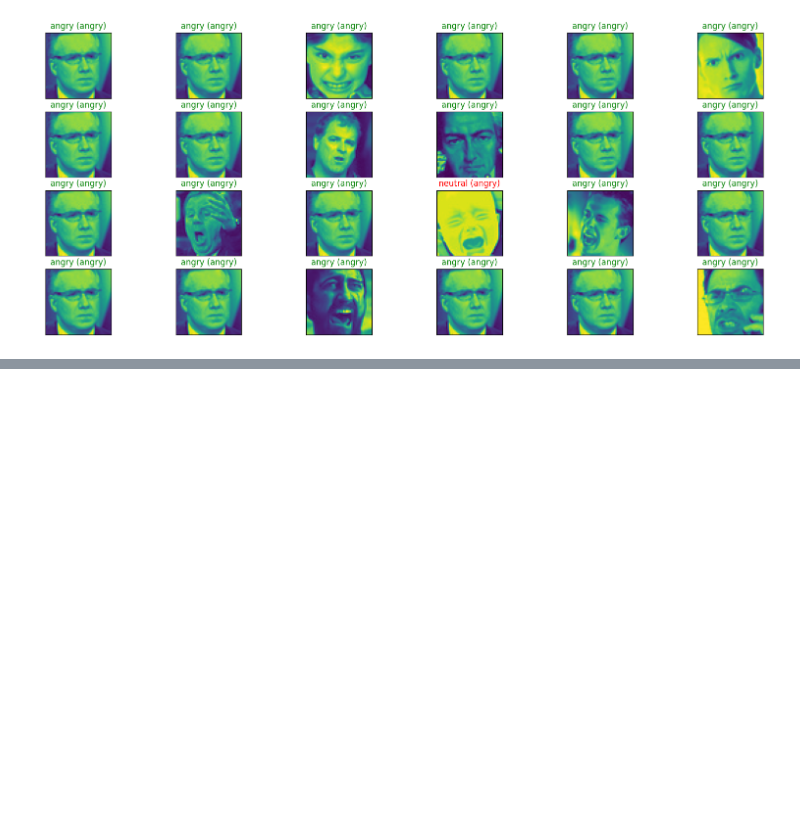
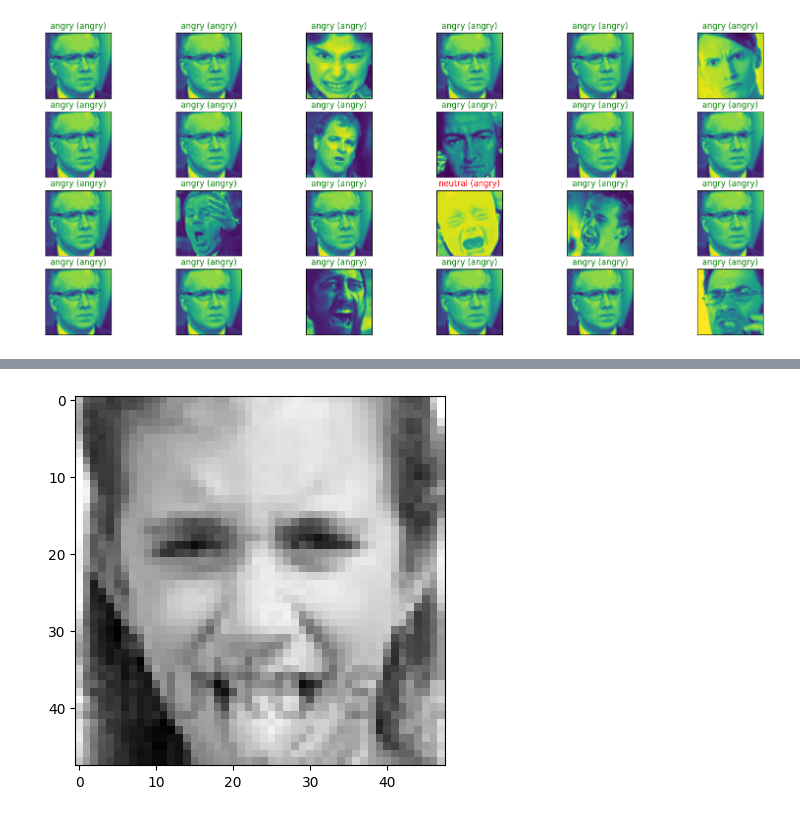
Before and after one commit to mariamalaa76/Face-Emotion-Recognition, a Jupyter notebook: Deep_Learning_Project.ipynb, the cells around one changed output, grey strips where cells are left out. Cells and saved outputs as stored; diff of their text form; code cells hidden in the pictures; blank space fills up the shorter version.

```diff
--- a/Deep_Learning_Project.ipynb
+++ b/Deep_Learning_Project.ipynb
@@ -369,0 +401,5 @@ for i, index in enumerate(np.random.choice(x_test.shape[0], size=24, replace=Fal
+# %%
+image = cv2.imread('C:/Test/disgust/PrivateTest_85928336.jpg',cv2.IMREAD_GRAYSCALE)
+print('The person facial emotion is:',Prediction(image))
+# %% [output]
+[figure, added]
```
Also changed, not shown: parts of 21 cells of this notebook.
